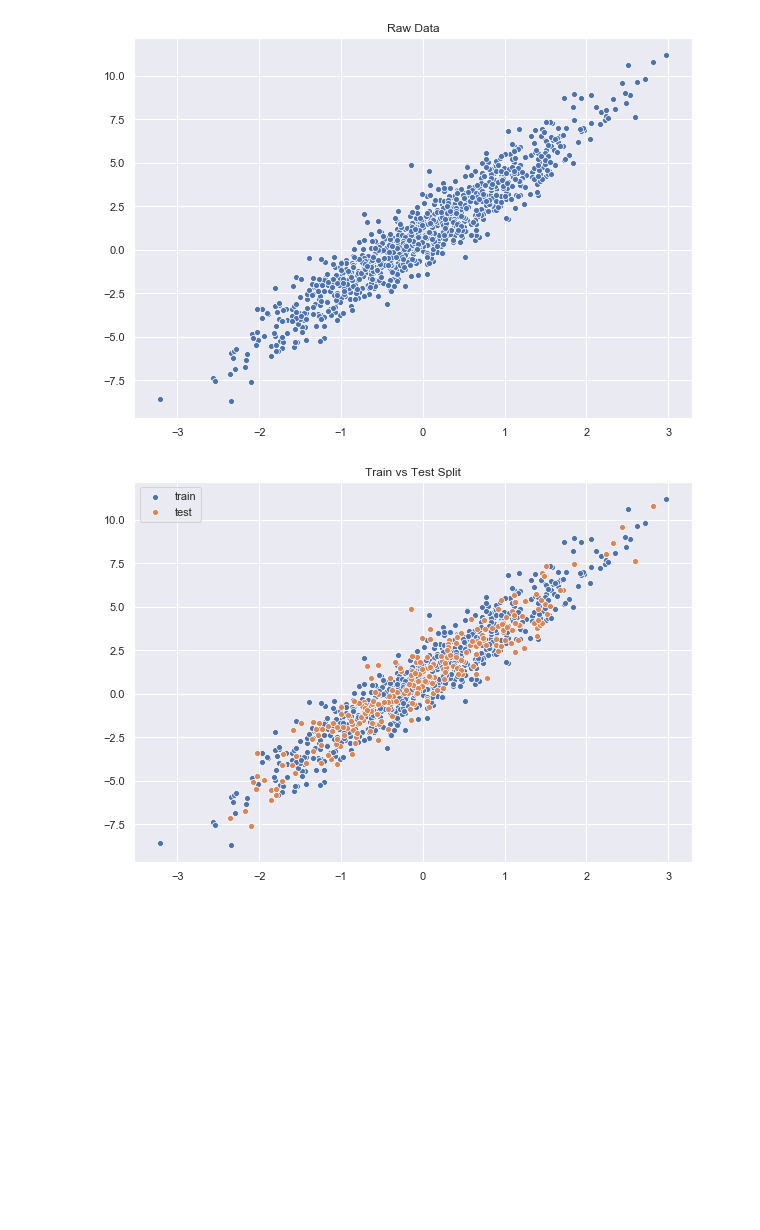
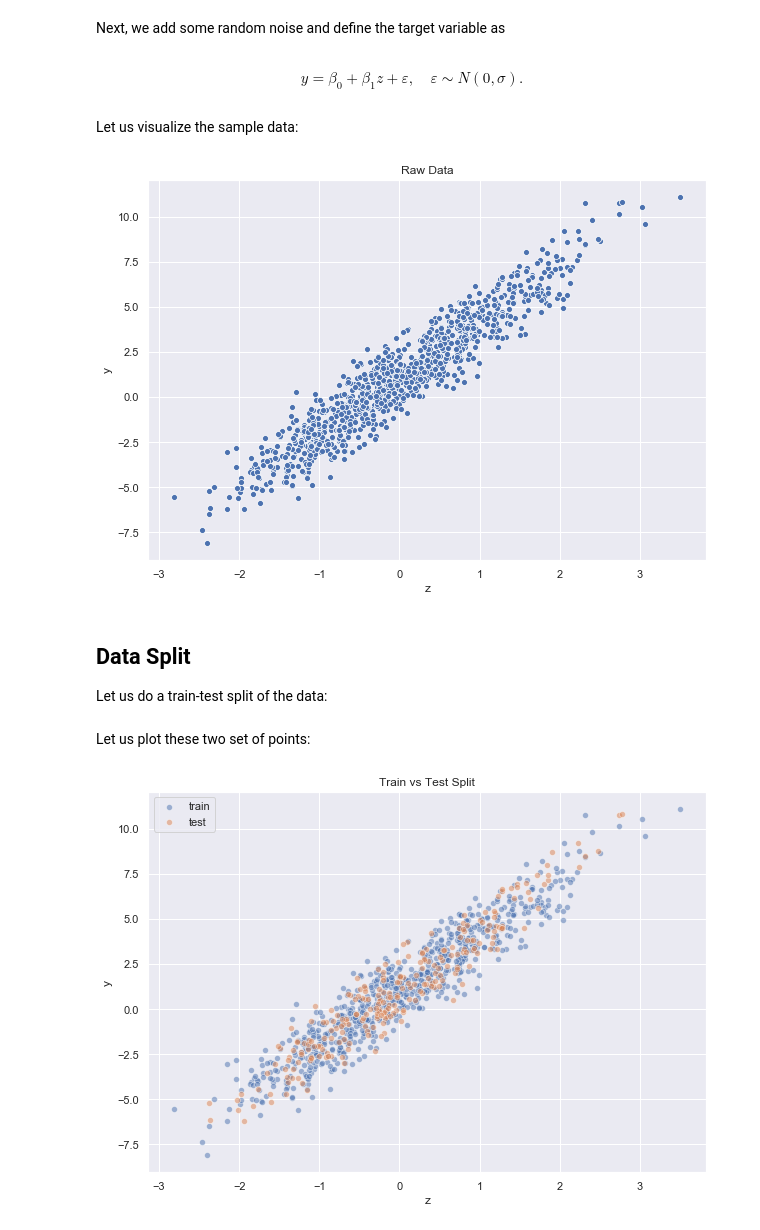
Before and after one commit to juanitorduz/math_deep_learning_summer_school19, a Jupyter notebook: experiments/lin_reg_tf.ipynb, the cells around one changed output. Drawn from its saved outputs; the diff is of its cells as text; code cells hidden in the pictures; blank space fills up the shorter version.

```diff
--- a/experiments/lin_reg_tf.ipynb
+++ b/experiments/lin_reg_tf.ipynb
@@ -19,24 +31,48 @@ X = tf.concat([ones, x], axis=1)
 # %%
-beta = tf.constant([[1.0], [3.0]])
+beta = tf.constant(
+    [[1.0], # Bias (intercept)
+     [3.0]] # Weight (slope)
+)
+# %% [markdown]
+Next, we add some random noise and define the target variable as
+# %% [markdown]
+$$
+y = \beta_0 + \beta_1 z + \varepsilon, \quad \varepsilon \sim N(0, \sigma).
+$$
 # %%
-epsilon = tf.random.normal(mean=0, stddev=1, shape=(n, 1))
-
-y = tf.linalg.matmul(X, beta) + epsilon
+sigma = 1
+# Add noise.
+epsilon = tf.random.normal(mean=0, stddev=sigma, shape=(n, 1))
+# Define target variable.
+y = tf.linalg.matmul(Z, beta) + epsilon
+# %% [markdown]
+Let us visualize the sample data:
 # %%
 plt.rcParams['figure.figsize'] = (10,7)
 
 fig, ax = plt.subplots()
 
 sns.scatterplot(
-    x=X[:, 1].numpy().flatten(),
+    x=Z[:, 1].numpy().flatten(),
     y=y.numpy().flatten(),
     ax=ax
 )
 
-ax.set(title='Raw Data');
+ax.set(title='Raw Data', xlabel='z', ylabel='y');
 # %% [output]
-[figure, old version]
+[figure, new version]
+# %% [markdown]
+## Data Split
+
+Let us do a train-test split of the data:
 # %%
-train_size = int(0.75 * n)
+# Set split poportion.
+alpha = 0.75
+# Define partition sizes.
+train_size = int(alpha * n)
 test_size = n - train_size
+# %%
+# Remove the colum of ones.
+X = Z[:, 1]
+X = tf.reshape(X, shape=(-1, 1))
 # %%
@@ -43,23 +80,27 @@ test_size = n - train_size
 X_train, X_test = tf.split(value=X, num_or_size_splits=(train_size, test_size))
 y_train, y_test = tf.split(value=y, num_or_size_splits=(train_size, test_size))
+# %% [markdown]
+Let us plot these two set of points:
 # %%
 fig, ax = plt.subplots()
 
 sns.scatterplot(
-    x=X_train[:, 1].numpy().flatten(),
+    x=X_train.numpy().flatten(),
     y=y_train.numpy().flatten(),
+    alpha=0.5,
     ax=ax,
     label='train'
 )
 
 sns.scatterplot(
-    x=X_test[:, 1].numpy().flatten(),
+    x=X_test.numpy().flatten(),
     y=y_test.numpy().flatten(),
     ax=ax,
+    alpha=0.5,
     label='test'
 )
 
-ax.set(title='Train vs Test Split')
+ax.set(title='Train vs Test Split', xlabel='z', ylabel='y')
 ax.legend();
 # %% [output]
-[figure, old version]
+[figure, new version]
```
Also changed, not shown: parts of 29 cells of this notebook.
